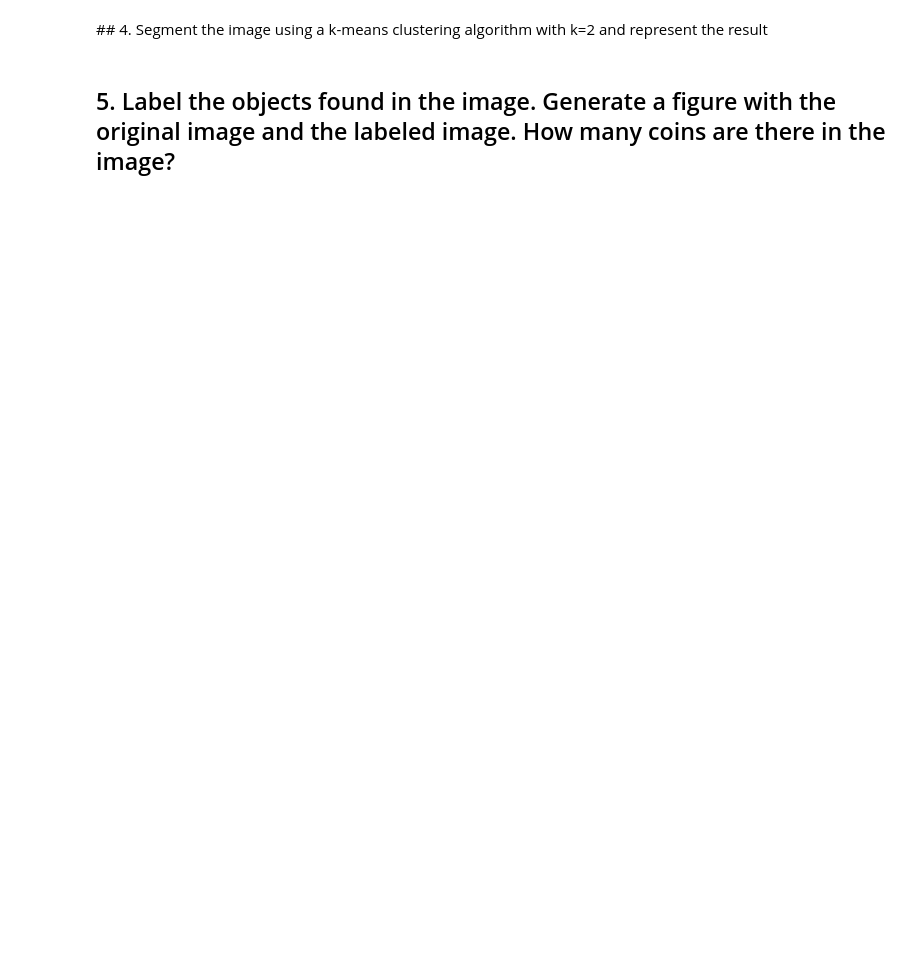
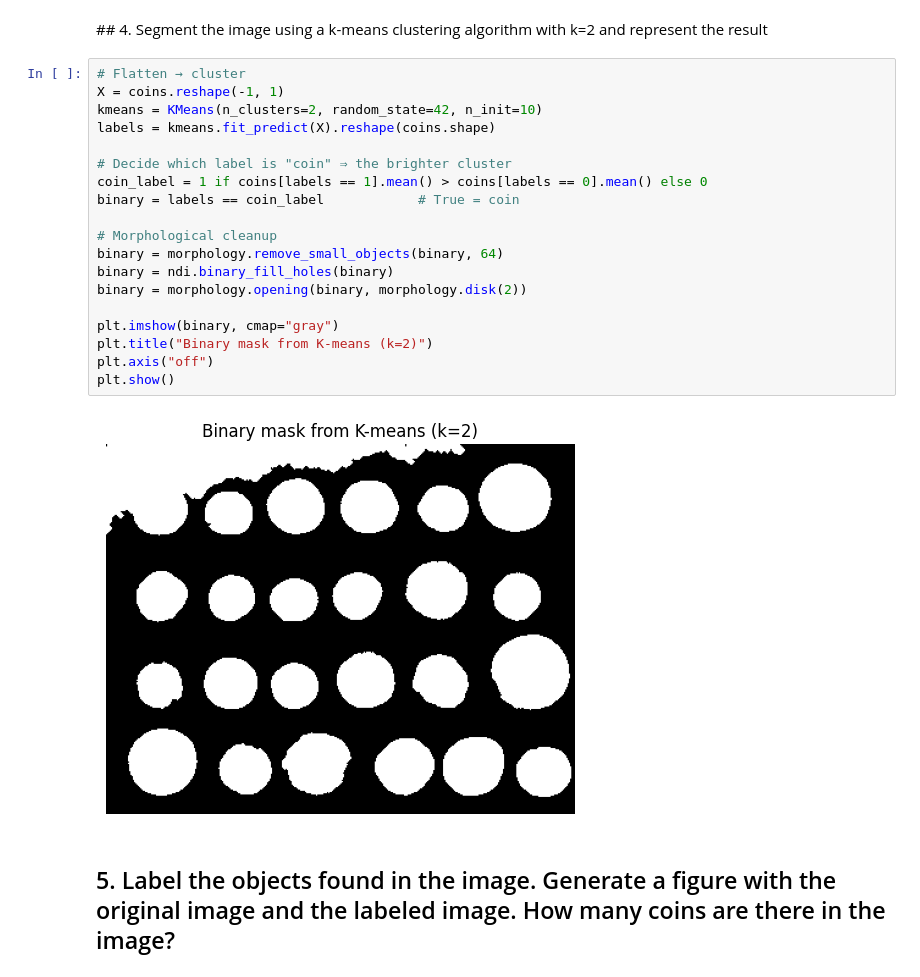
Before and after one commit to fillolafa93/Computer-Vision, a Jupyter notebook: Tirana_CV_Test.ipynb, the cells around one changed output. Cells and saved outputs as stored; diff of their text form; blank space fills up the shorter version.

```diff
--- a/Tirana_CV_Test.ipynb
+++ b/Tirana_CV_Test.ipynb
@@ -12,4 +83,25 @@
 # %% [markdown]
 ## 4. Segment the image using a k-means clustering algorithm with k=2 and represent the result
+# %%
+# Flatten → cluster
+X = coins.reshape(-1, 1)
+kmeans = KMeans(n_clusters=2, random_state=42, n_init=10)
+labels = kmeans.fit_predict(X).reshape(coins.shape)
+
+# Decide which label is "coin" ⇒ the brighter cluster
+coin_label = 1 if coins[labels == 1].mean() > coins[labels == 0].mean() else 0
+binary = labels == coin_label            # True = coin
+
+# Morphological cleanup
+binary = morphology.remove_small_objects(binary, 64)
+binary = ndi.binary_fill_holes(binary)
+binary = morphology.opening(binary, morphology.disk(2))
+
+plt.imshow(binary, cmap="gray")
+plt.title("Binary mask from K-means (k=2)")
+plt.axis("off")
+plt.show()
+# %% [output]
+[figure, added]
 # %% [markdown]
 ## 5. Label the objects found in the image. Generate a figure with the original image and the labeled image. How many coins are there in the image?
```
Also changed, not shown: parts of 15 cells of this notebook.
